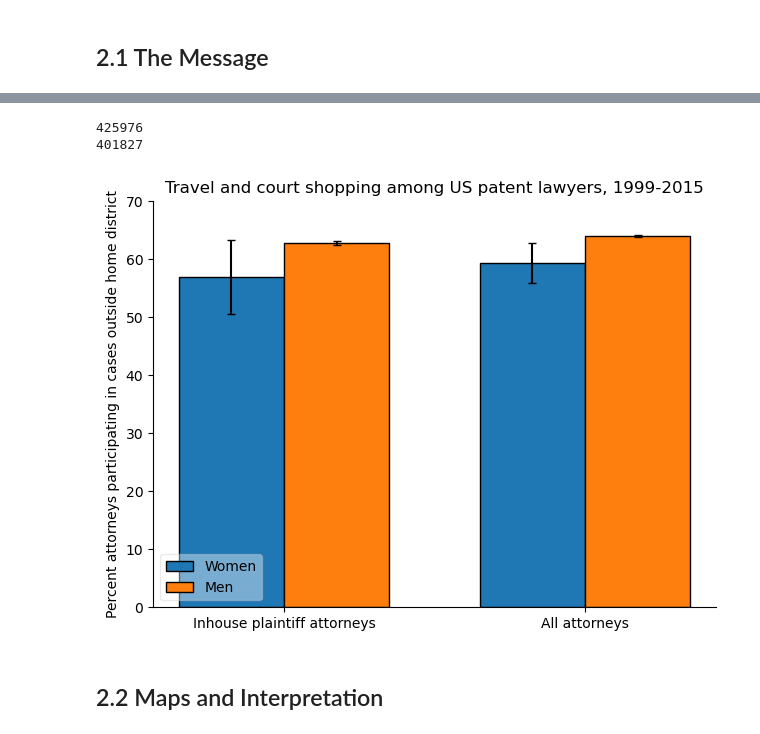
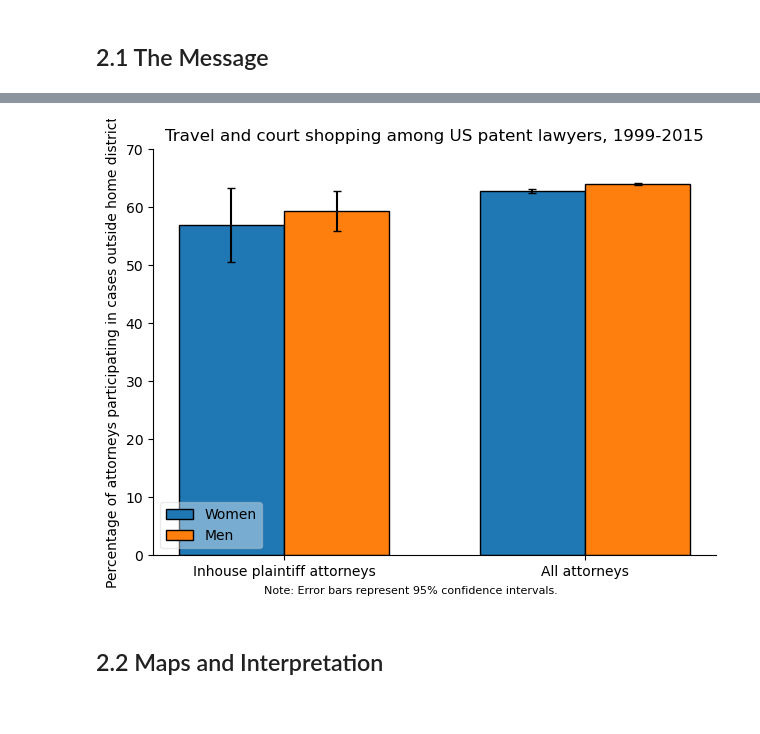
Before and after one commit to ECO225-W2025/eco225-project-code-Shrub-girlie2, a Jupyter notebook: project_2.ipynb, the cells around one changed output, grey strips where cells are left out. Drawn from its saved outputs; the diff is of its cells as text; code cells hidden in the pictures.

```diff
--- a/project_2.ipynb
+++ b/project_2.ipynb
@@ -942,18 +989,15 @@ zip_district = gpd.sjoin(zip_df, district_df, how="left", predicate="intersects"
 
 zip_district = zip_district[["ZCTA5CE10", "NAME", "STATE_NAME", "Circuit", "Population"]]
 # %%
-df_att = pd.read_csv("C://Users/schwa/OneDrive/Desktop/School/ECO225/Data/attorneys_merged.csv")
+df_att = pd.read_csv("C://Users/schwa/OneDrive/Desktop/School/ECO225/Data/attorneys_merged.csv", low_memory=False)
 
 # drop rows without zip codes
-print(len(df_att.index))
+# print(len(df_att.index))
 df_att.dropna(subset=["zip"], how="all", inplace=True)
 df_att["zip"] = df_att["zip"].astype(float)
-print(len(df_att.index))
+# print(len(df_att.index))
-# %% [output]
-425976
-401827
 # %%
-df_a = df_att[['case_row_id', "zip", 'defendant', "year_filed",
+df_a = df_att[['case_row_id', "zip", 'defendant', "year_filed", "case_order",
  'plaintiff',
  'other',
  'defendant_M',
@@ -1015,38 +1059,40 @@ travel_sem = [travel_sd[1] / math.sqrt(travel_n[1]), travel_sd[2] / math.sqrt(tr
 # %%
 labels = ["Women", "Men"]
 
-Row_list =[[100*inhouse_means[0], 100*inhouse_means[1]], [100*travel_means[1], 100*travel_means[2]]]
+Row_list =[[100*inhouse_means[0], 100*travel_means[1]], [100*inhouse_means[1], 100*travel_means[2]]]
 
-c = [[196*inhouse_sem[0], 196*inhouse_sem[1]], [196*travel_sem[0], 196*travel_sem[1]]]
+c = [[196*inhouse_sem[0], 196*travel_sem[0]], [196*inhouse_sem[1], 196*travel_sem[1]]]
 
 fig, ax = plt.subplots()
 
 index = np.arange(2)
 width = 0.35
 
 rects1 = ax.bar(
     index, Row_list[0], width, label='Women', edgecolor="black", yerr=c[0], capsize=3
 )
 
 rects2 = ax.bar(
     index + width, Row_list[1], width, label='Men', edgecolor="black", yerr=c[1], capsize=3
 )
 
 ax.legend(framealpha=0.4)
 ax.spines['right'].set_visible(False)
 ax.spines['top'].set_visible(False)
 
 ax.set_ylim((0, 70))
 
-ax.set_ylabel('Percent attorneys participating in cases outside home district')
+ax.set_ylabel('Percentage of attorneys participating in cases outside home district', fontsize=10)
 ax.set_title('Travel and court shopping among US patent lawyers, 1999-2015')
 
 ax.set_xticks(index + 0.175)
 ax.set_xticklabels(('Inhouse plaintiff attorneys', 'All attorneys'))
 
+plt.figtext(0.5, 0.0, "Note: Error bars represent 95% confidence intervals.", ha="center", fontsize=8)
+
 fig.tight_layout()
 # %% [output]
-[figure, old version]
+[figure, new version]
 # %% [markdown]
 ## 2.2 Maps and Interpretation
 # %% [markdown]
```
Also changed, not shown: parts of 27 cells of this notebook.
